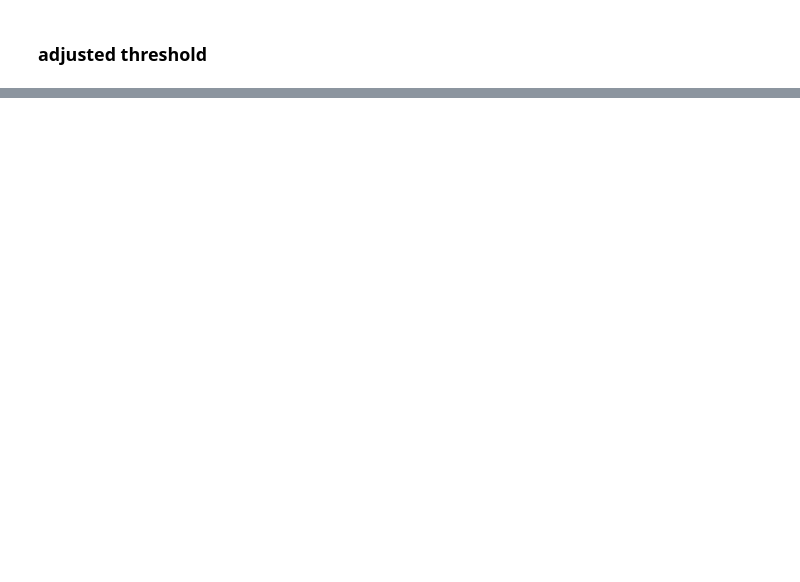
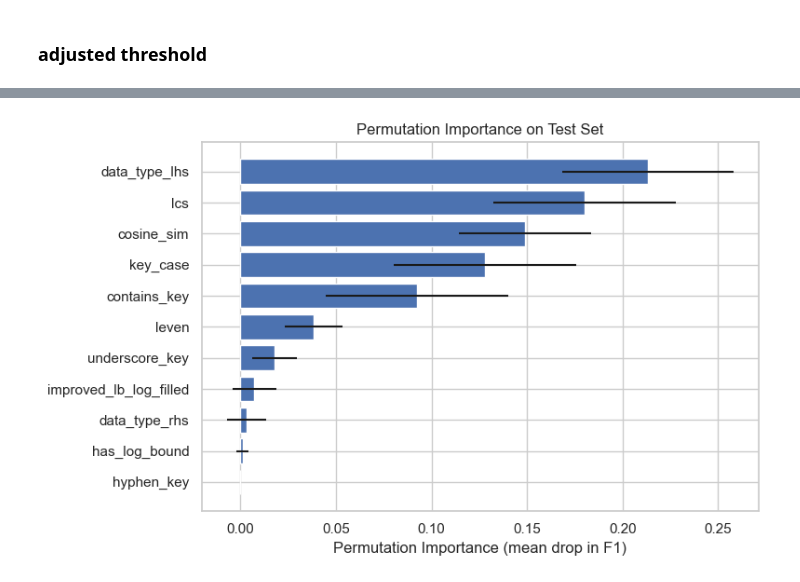
Before and after one commit to Jynns/dataprofiling_gen_fd, a Jupyter notebook: notebooks/pruning_policy.ipynb, the cells around one changed output, grey strips where cells are left out. Cells and saved outputs as stored; diff of their text form; code cells hidden in the pictures; blank space fills up the shorter version.

```diff
--- a/notebooks/pruning_policy.ipynb
+++ b/notebooks/pruning_policy.ipynb
@@ -1126,0 +1304,17 @@ metrics
+# %%
+perm = permutation_importance(
+    model_final,
+    X_test,
+    y_test,
+    n_repeats=20,
+    random_state=42,
+    scoring="f1"
+)
+
+perm_df = pd.DataFrame({
+    "feature": X_test.columns,
+    "importance_mean": perm.importances_mean,
+    "importance_std": perm.importances_std
+}).sort_values("importance_mean", ascending=False)
+
+perm_df
@@ -1126,0 +1334,13 @@ metrics
+# %%
+plt.figure(figsize=(8, 5))
+plt.barh(
+    perm_df["feature"].iloc[::-1],
+    perm_df["importance_mean"].iloc[::-1],
+    xerr=perm_df["importance_std"].iloc[::-1]
+)
+plt.xlabel("Permutation Importance (mean drop in F1)")
+plt.title("Permutation Importance on Test Set")
+plt.tight_layout()
+plt.show()
+# %% [output]
+[figure, added]
```
Also changed, not shown: parts of 51 cells of this notebook, 9 other files.
